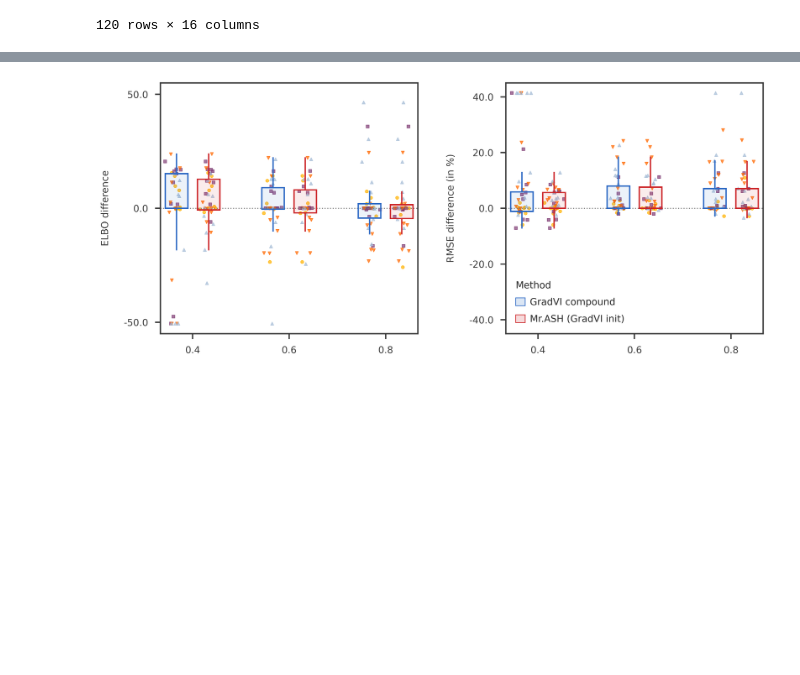
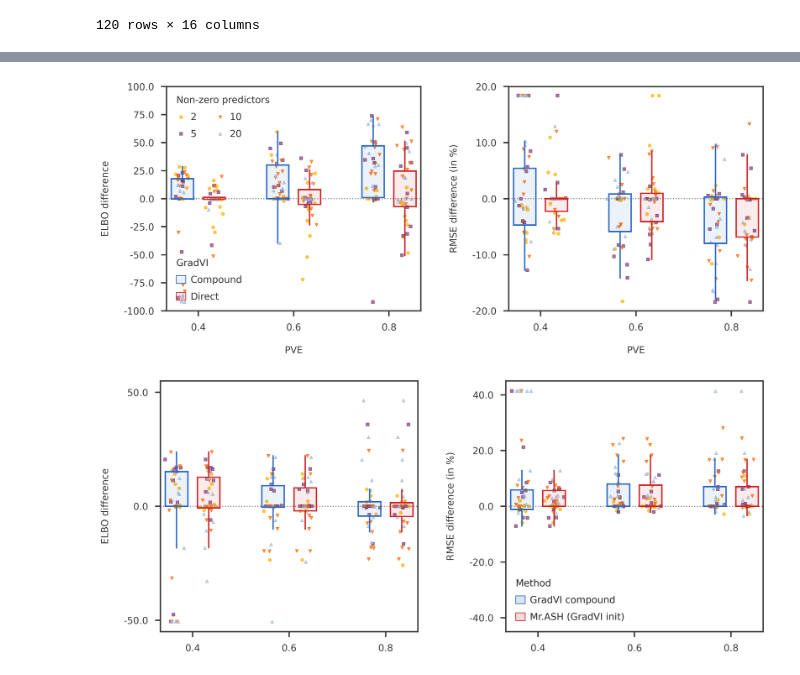
Before and after one commit to banskt/gradvi-experiments, a Jupyter notebook: analysis/elbo_comparison_block_correlation_init.ipynb, the cells around one changed output, grey strips where cells are left out. Drawn from its saved outputs; the diff is of its cells as text; code cells hidden in the pictures; blank space fills up the shorter version.

```diff
--- a/analysis/elbo_comparison_block_correlation_init.ipynb
+++ b/analysis/elbo_comparison_block_correlation_init.ipynb
@@ -481,3 +481,35 @@ plt.show()
+# %%
+fig = plt.figure(figsize = (14, 6))
+ax1 = fig.add_subplot(121)
+ax2 = fig.add_subplot(122)
+
+plot_elbo_boxplot(ax1, elbodf_filtered,
+                  "mr_ash", ["gradvi_compound", "gradvi_direct"],
+                  comparison_mode = 'absolute_diff', factr = -1,
+                  show_scatterlegend = True,
+                  show_boxlegend = True, box_labels = ["Compound", "Direct"],
+                  box_legend_title = "GradVI",
+                  keep_outliers = False, ylim = [-100, 100])
+
+plot_elbo_boxplot(ax2, msedf_filtered,
+                  "mr_ash", ["gradvi_compound", "gradvi_direct"],
+                  show_boxlegend = False,
+                  comparison_mode = 'percentage_diff',
+                  keep_outliers = False, ylim = [-20, 20])
+
+ax1.set_ylabel(r"ELBO difference")
+ax2.set_ylabel(r"RMSE difference (in %)")
+ax1.set_xlabel("PVE")
+ax2.set_xlabel("PVE")
+
+mpl_utils.set_yticks(ax1, kmin = 4, kmax = 10)
+mpl_utils.set_yticks(ax2, kmin = 4, kmax = 10)
+
+plt.tight_layout(w_pad = 3.0)
+utils.saveplot(fig, "gradvi_linreg_corr_converge_to_cavi_no_init")
+plt.show()
+# %% [output]
+[figure, added]
 # %%
 fig = plt.figure(figsize = (14, 6))
 ax1 = fig.add_subplot(121)
```
Also changed, not shown: parts of 2 cells of this notebook, 9 other files.
